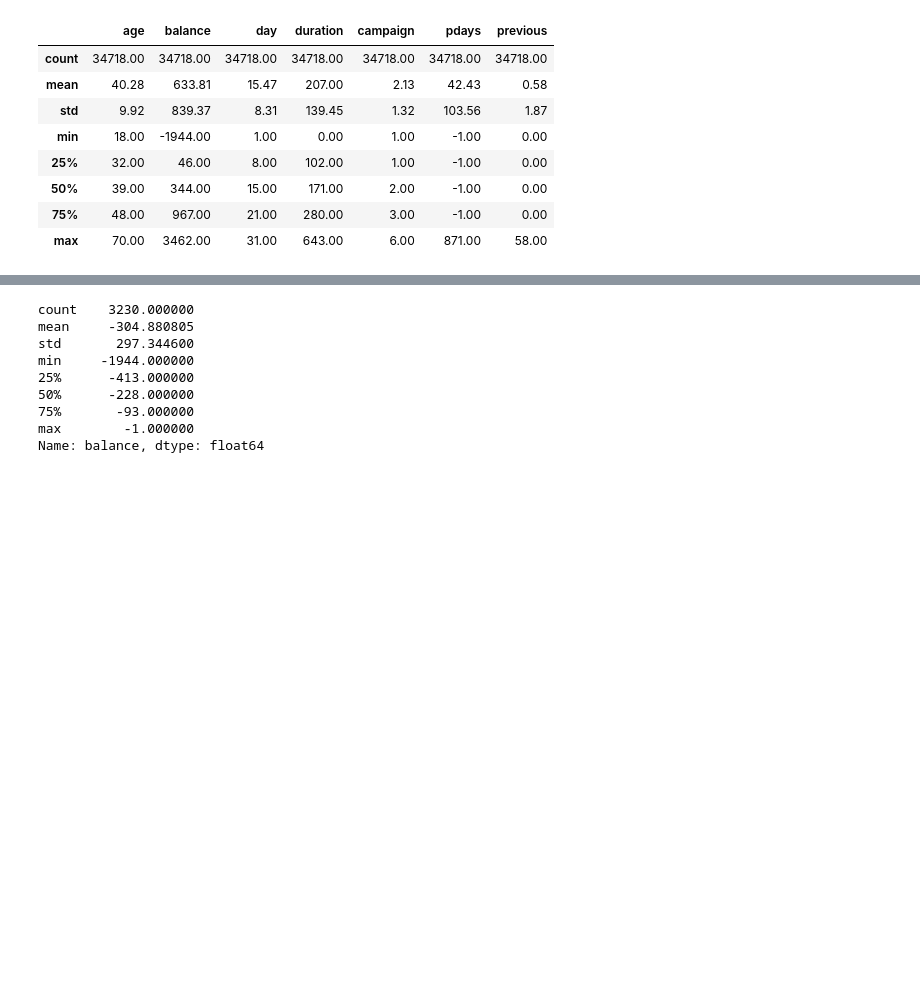
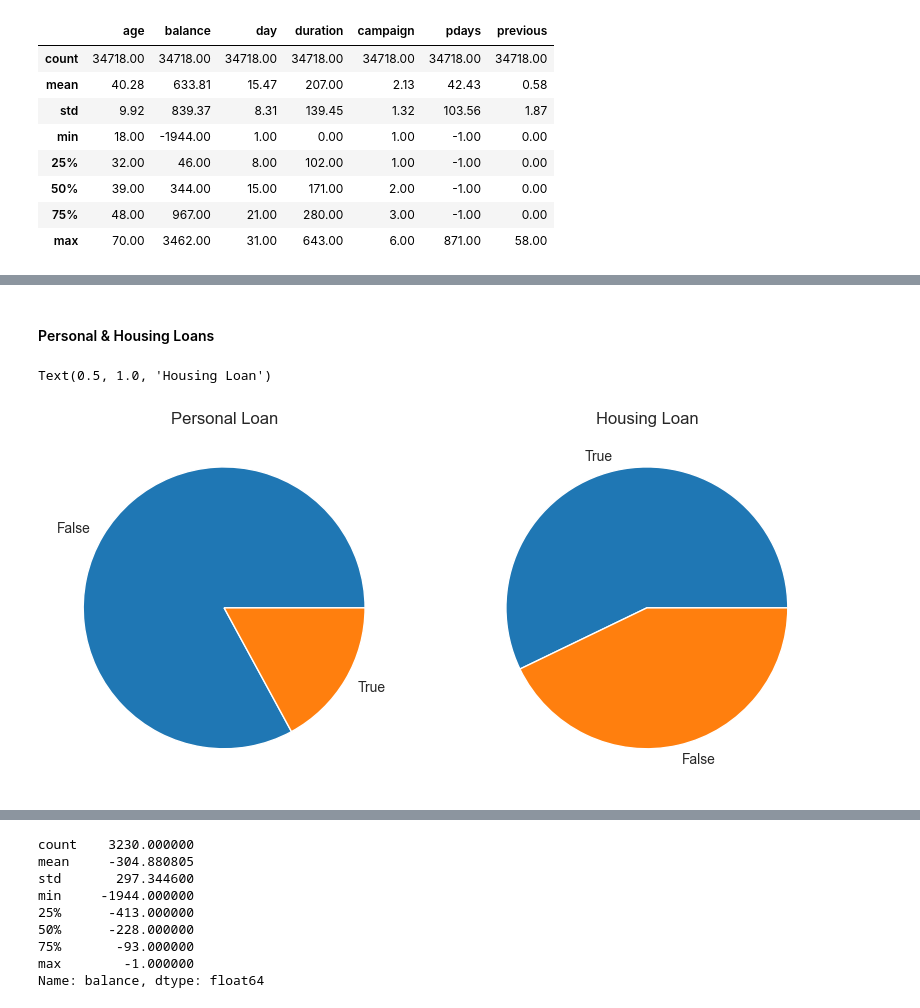
Before and after one commit to chMastellou/Data_Analysis_Assignment_2024, a Jupyter notebook: data_preprocessing/data_preprocessing.ipynb, the cells around one changed output, grey strips where cells are left out. Saved outputs shown, nothing was run; the diff lists cells and outputs as text; code cells hidden in the pictures; blank space fills up the shorter version.

```diff
--- a/data_preprocessing/data_preprocessing.ipynb
+++ b/data_preprocessing/data_preprocessing.ipynb
@@ -367,0 +394,15 @@ numeric_columns.describe().round(2)
+# %% [markdown]
+#### Personal & Housing Loans
+# %%
+fig, (ax1, ax2) = plt.subplots(1, 2, figsize=(10,10))
+
+count = clean_data.loan.value_counts(sort=True, normalize=True)
+ax1.pie(count, labels=count.index)
+ax1.set_title('Personal Loan')
+
+count = clean_data.housing.value_counts(sort=True, normalize=True)
+ax2.pie(count, labels=count.index)
+ax2.set_title('Housing Loan')
+# %% [output]
+Text(0.5, 1.0, 'Housing Loan')
+[figure, added]
```
Also changed, not shown: parts of 8 cells of this notebook.
